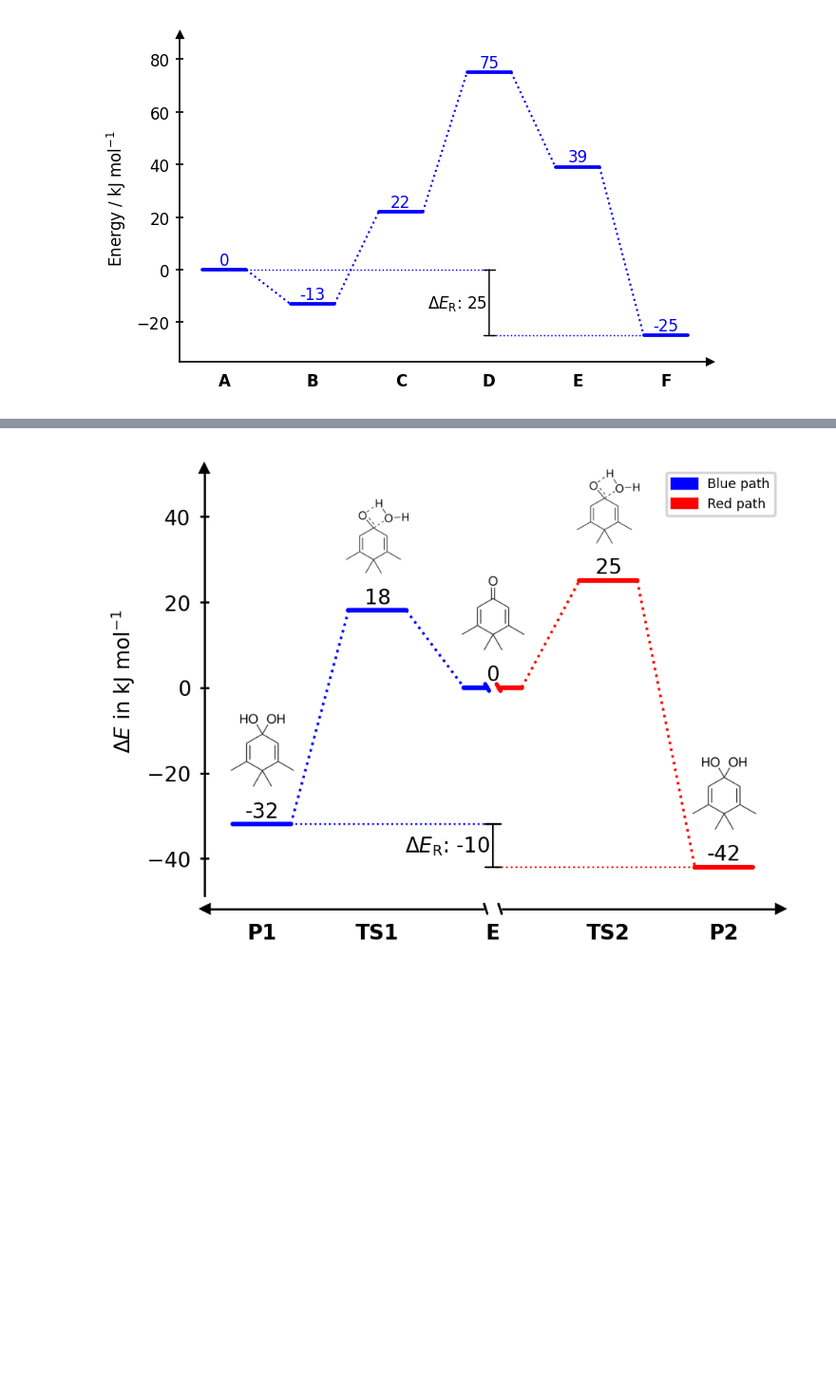
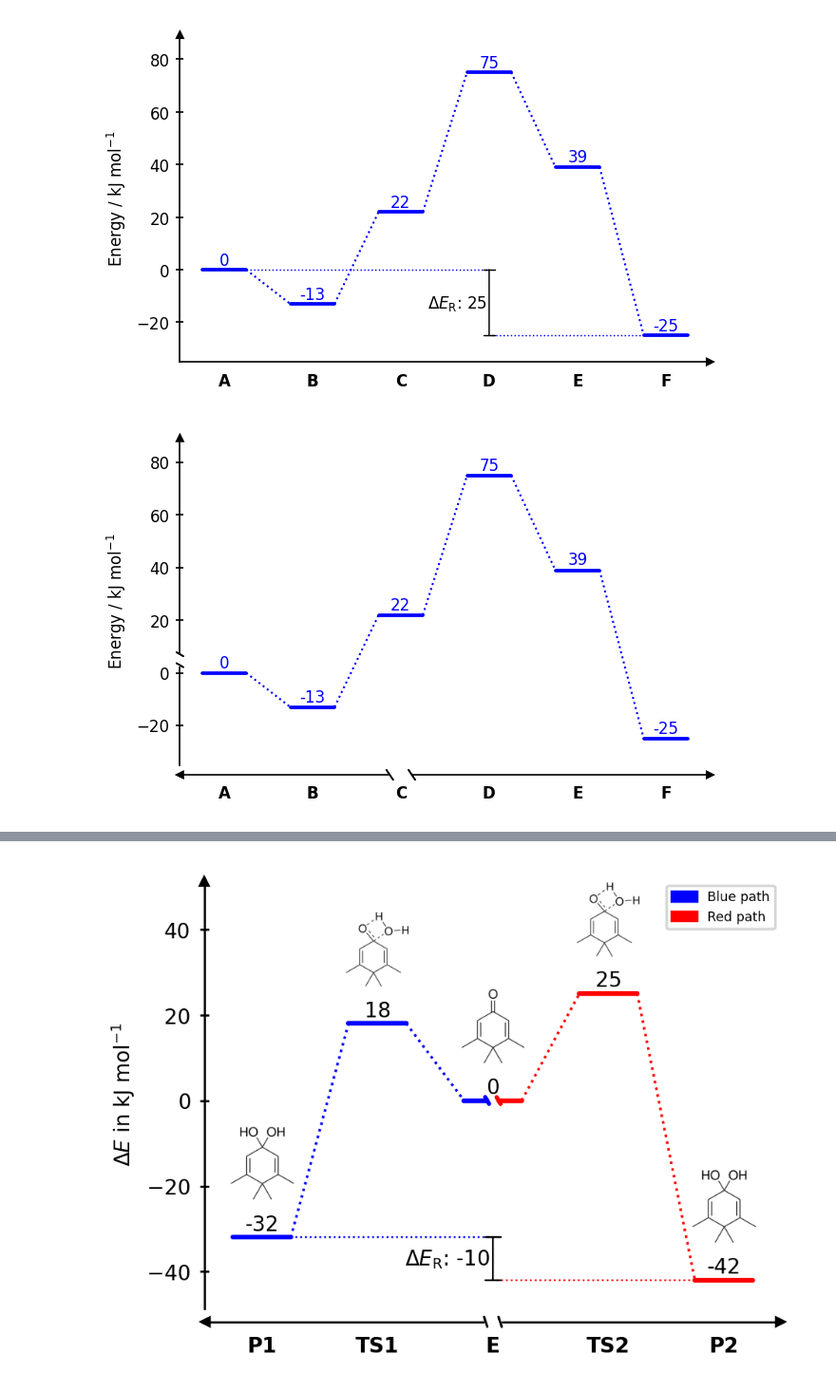
Before and after one commit to Tonner-Zech-Group/chem-diagrams, a Jupyter notebook: examples/test_use.ipynb, the cells around one changed output, grey strips where cells are left out. Shown at 95% size. Cells and saved outputs as stored; diff of their text form; code cells hidden in the pictures; blank space fills up the shorter version.

```diff
--- a/examples/test_use.ipynb
+++ b/examples/test_use.ipynb
@@ -448,3 +480,22 @@ dia.fig.savefig(os.path.join("..","docs","img","example_diffbar.png"),format="pn
 dia.show()
 # %% [output]
 [figure]
+# %%
+dia = EnergyDiagram(style="twosided")
+dia.draw_path(x_data=[0,1,2,3,4,5], y_data=[0,-13,22,75,39,-25], color="blue")
+
+dia.add_yaxis_break(y=5)
+dia.add_xaxis_break(
+    x=2,                        # x-position of the break in data coordinates
+    gap_scale=2,                # scaling factor for the gap in the axis line (default: 1)
+    stopper_scale=1.5,          # scaling factor for the size of the stopper tick marks (default: 1)
+    angle=60,                   # angle of the stopper tick marks in degrees (default: 60)
+)
+dia.set_xlabels(["A", "B", "C", "D", "E", "F"])
+dia.add_numbers_auto()
+dia.ax.set_ylabel("Energy / kJ mol$^{-1}$", fontsize=8)
+dia.fig.savefig(os.path.join("..","docs","img","example_breaks.png"),format="png", bbox_inches="tight")
+
+dia.show()
+# %% [output]
+[figure, added]
```
Also changed, not shown: parts of 7 cells of this notebook, 7 other files.
